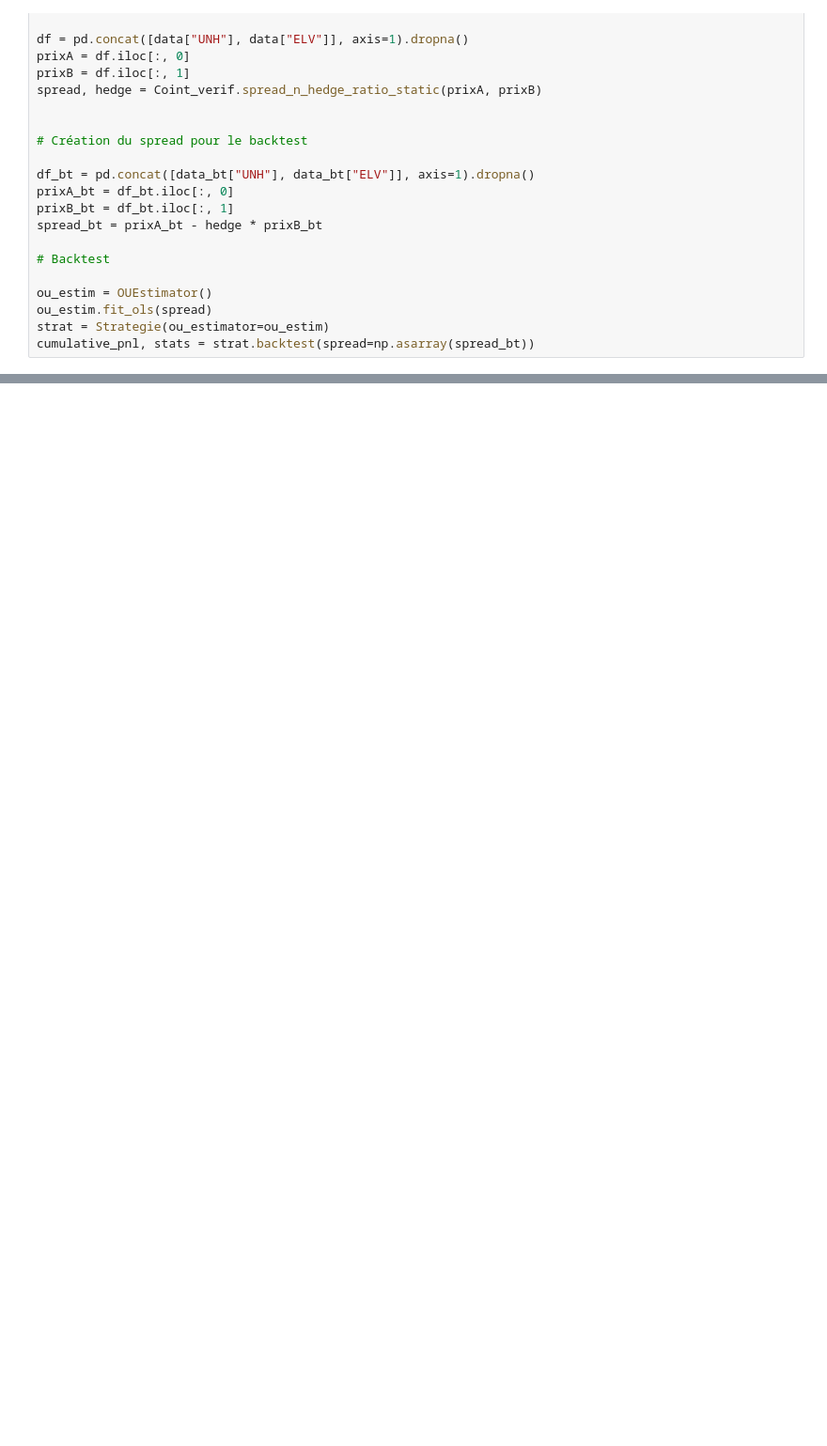
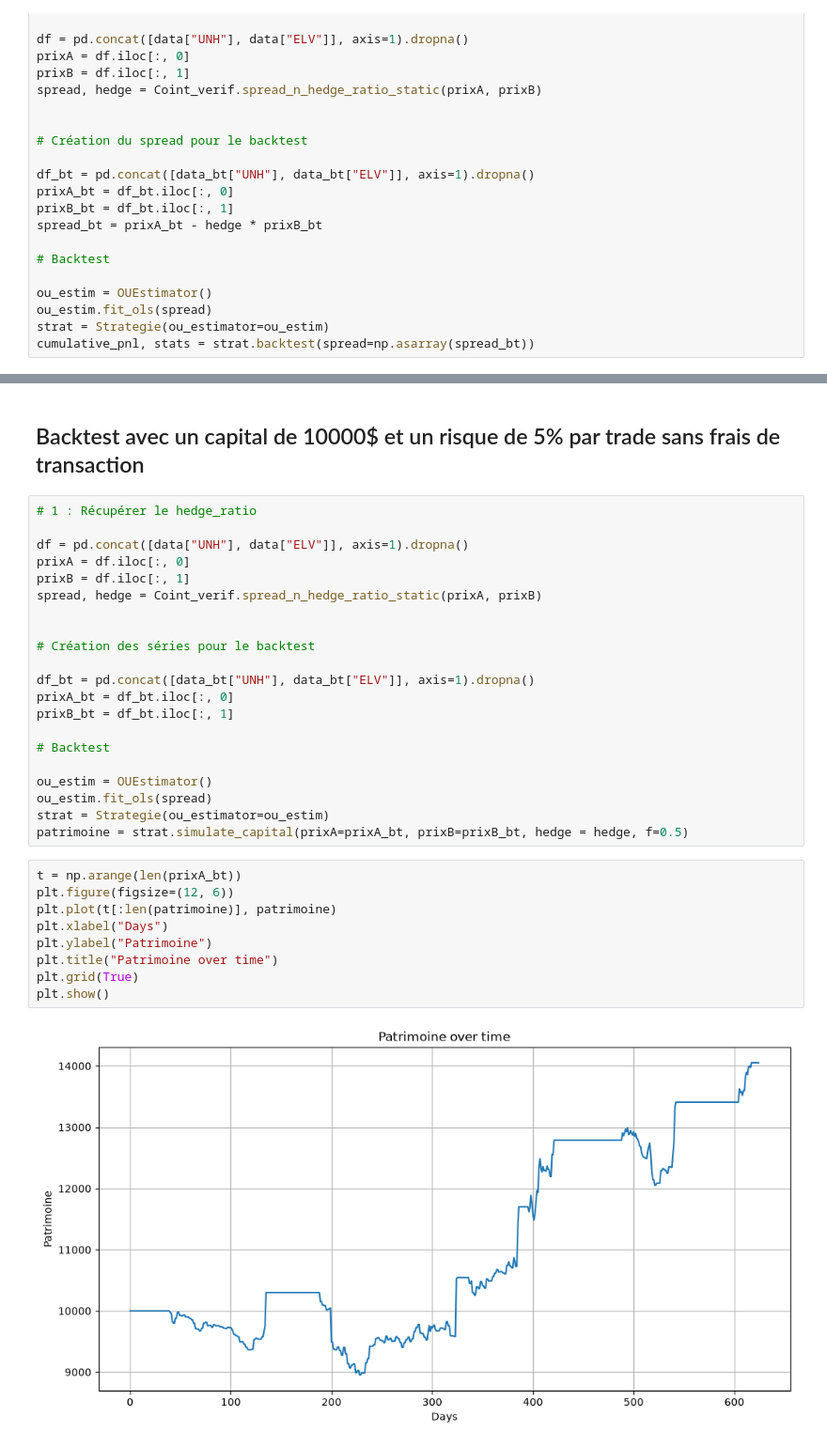
Before and after one commit to V0H6P/pair_trading, a Jupyter notebook: test_pair.ipynb, the cells around one changed output, grey strips where cells are left out. Shown at 94% size. Saved outputs shown, nothing was run; the diff lists cells and outputs as text; blank space fills up the shorter version.

```diff
--- a/test_pair.ipynb
+++ b/test_pair.ipynb
@@ -238,0 +235,34 @@ for tik1, tik2 in paires :
+# %% [markdown]
+## Backtest avec un capital de 10000$ et un risque de 5% par trade sans frais de transaction
+# %%
+# 1 : Récupérer le hedge_ratio
+
+df = pd.concat([data["UNH"], data["ELV"]], axis=1).dropna()
+prixA = df.iloc[:, 0]
+prixB = df.iloc[:, 1]
+spread, hedge = Coint_verif.spread_n_hedge_ratio_static(prixA, prixB)
+
+
+# Création des séries pour le backtest
+
+df_bt = pd.concat([data_bt["UNH"], data_bt["ELV"]], axis=1).dropna()
+prixA_bt = df_bt.iloc[:, 0]
+prixB_bt = df_bt.iloc[:, 1]
+
+# Backtest
+
+ou_estim = OUEstimator()
+ou_estim.fit_ols(spread)
+strat = Strategie(ou_estimator=ou_estim)
+patrimoine = strat.simulate_capital(prixA=prixA_bt, prixB=prixB_bt, hedge = hedge, f=0.5)
+# %%
+t = np.arange(len(prixA_bt))
+plt.figure(figsize=(12, 6))
+plt.plot(t[:len(patrimoine)], patrimoine)
+plt.xlabel("Days")
+plt.ylabel("Patrimoine")
+plt.title("Patrimoine over time")
+plt.grid(True)
+plt.show()
+# %% [output]
+[figure, added]
```
Also changed, not shown: parts of 3 cells of this notebook, 6 other files.
